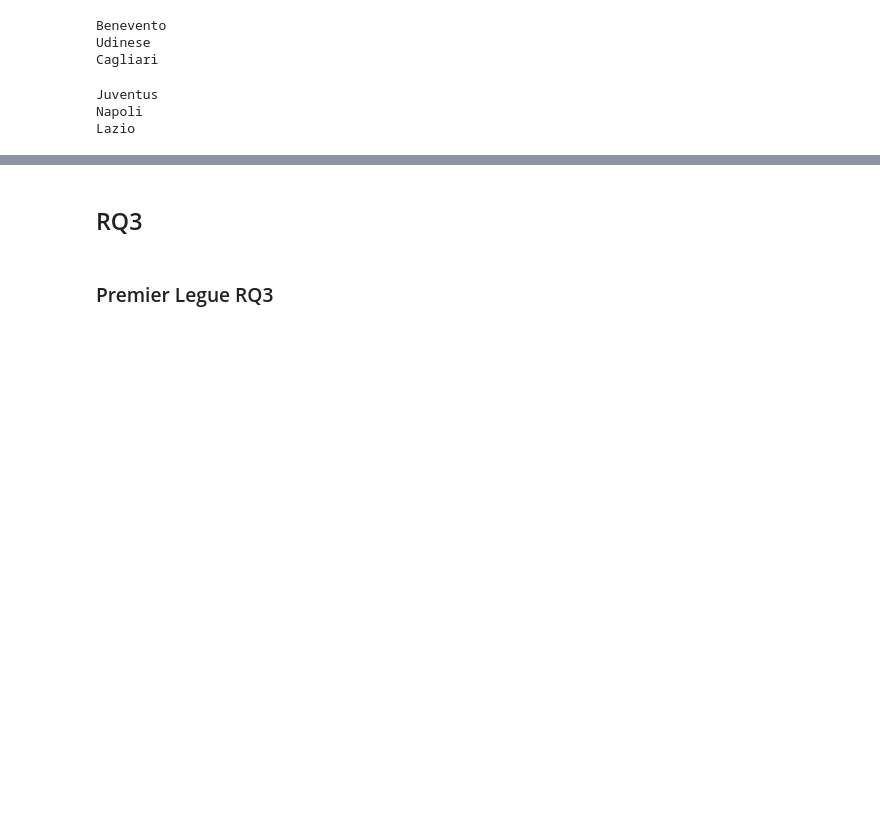
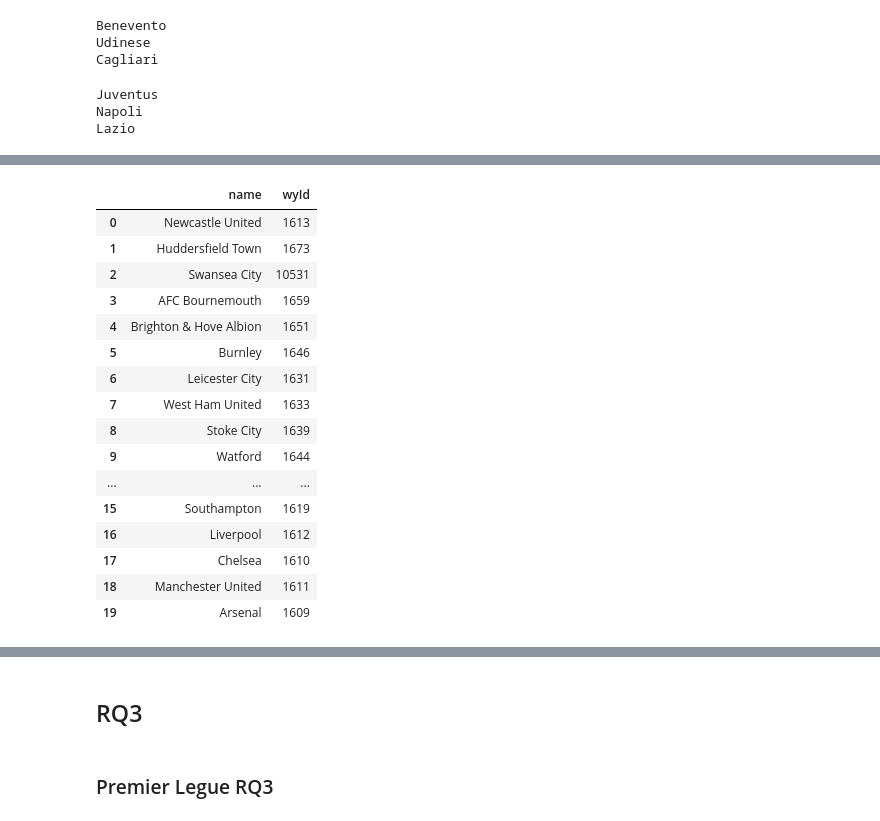
Before and after one commit to Donni06/Homework-2-ADM, a Jupyter notebook: main_ADM.ipynb, the cells around one changed output, grey strips where cells are left out. Cells and saved outputs as stored; diff of their text form; code cells hidden in the pictures; blank space fills up the shorter version.

```diff
--- a/main_ADM.ipynb
+++ b/main_ADM.ipynb
@@ -461,0 +494,29 @@ Lazio
+# %%
+# we only pick tams that are in Premier Legue
+premier_league = pd.DataFrame(columns=["name", "area", "wyId"])
+for i in range(len(teams)):
+    country = teams.iloc[i,:][1]["name"]
+    if country == "England" or country == "Wales":
+        premier_league = premier_league.append(teams.iloc[i,:])
+
+premier_league.index = range(0,len(premier_league.index)) # reset the indexes
+premier_league = premier_league[["name", "wyId"]]
+premier_league
+# %% [output]
+|  | name | wyId |
+| 0 | Newcastle United | 1613 |
+| 1 | Huddersfield Town | 1673 |
+| 2 | Swansea City | 10531 |
+| 3 | AFC Bournemouth | 1659 |
+| 4 | Brighton & Hove Albion | 1651 |
+| 5 | Burnley | 1646 |
+| 6 | Leicester City | 1631 |
+| 7 | West Ham United | 1633 |
+| 8 | Stoke City | 1639 |
+| 9 | Watford | 1644 |
+| ... | ... | ... |
+| 15 | Southampton | 1619 |
+| 16 | Liverpool | 1612 |
+| 17 | Chelsea | 1610 |
+| 18 | Manchester United | 1611 |
+| 19 | Arsenal | 1609 |
```
Also changed, not shown: parts of 38 cells of this notebook.
